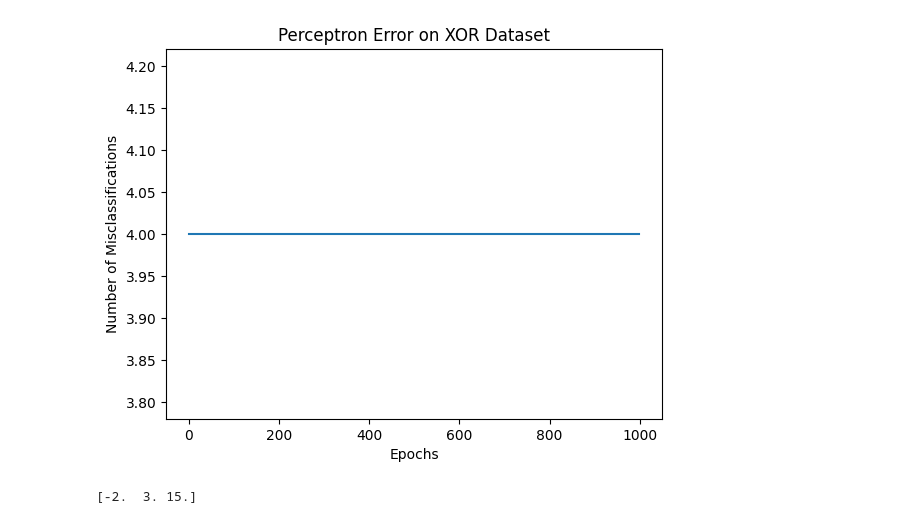
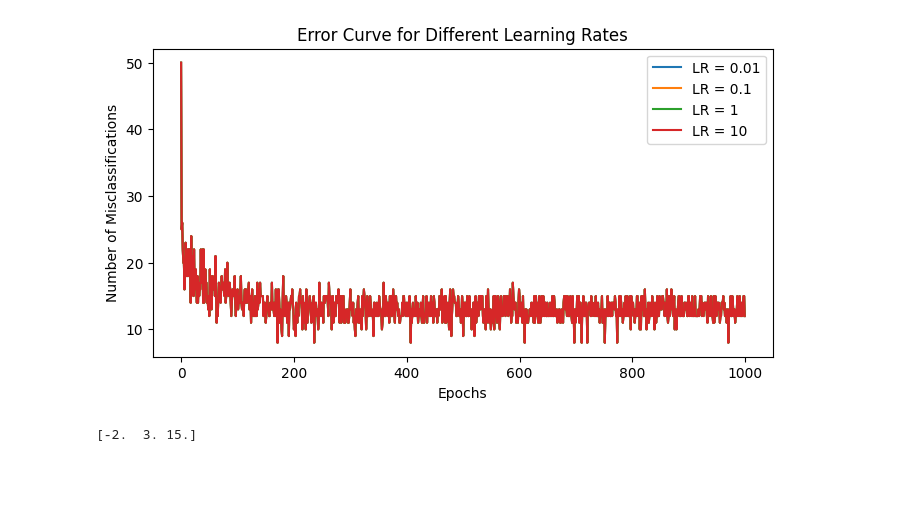
Before and after one commit to ashwith-nagendra/IIITH-AIML, a Jupyter notebook: AIML_Module_4_Lab_1_Perceptron_and_Gradient_Descent.ipynb, the cells around one changed output. Drawn from its saved outputs; the diff is of its cells as text; code cells hidden in the pictures; blank space fills up the shorter version.

```diff
--- a/AIML_Module_4_Lab_1_Perceptron_and_Gradient_Descent.ipynb
+++ b/AIML_Module_4_Lab_1_Perceptron_and_Gradient_Descent.ipynb
@@ -164,17 +137,47 @@ plt.show()
-# %%
-X_xor = np.array([[0, 0], [0, 1], [1, 0], [1, 1]])
-y_xor = np.array([-1, 1, 1, -1])  # Labels for XOR, not linearly separable
-
-perceptron = Perceptron(learning_rate=0.1)
-errors_xor = perceptron.fit(X_xor, y_xor)
-
-plt.plot(errors_xor)
-plt.title("Perceptron Error on XOR Dataset")
-plt.xlabel("Epochs")
-plt.ylabel("Number of Misclassifications")
-plt.show()
-# %% [output]
-[figure, removed]
+# %%
+import pandas as pd
+from sklearn.model_selection import train_test_split
+
+# Load dataset from UCI repository (Banknote Authentication dataset)
+url = "https://archive.ics.uci.edu/ml/machine-learning-databases/00267/data_banknote_authentication.txt"
+data = pd.read_csv(url, header=None)
+
+# Features and labels
+X = data.iloc[:, :-1].values
+y = data.iloc[:, -1].values
+
+# Convert labels to -1 and 1 for Perceptron compatibility
+y = np.where(y == 0, -1, 1)
+
+# Train-test split
+X_train, X_test, y_train, y_test = train_test_split(X, y, test_size=0.3, random_state=42)
+
+# Feature scaling (important for the Perceptron)
+scaler = StandardScaler()
+X_train = scaler.fit_transform(X_train)
+X_test = scaler.transform(X_test)
+# %%
+# Initialize Perceptron with different learning rates
+learning_rates = [0.01, 0.1, 1, 10]
+error_histories = {}
+
+for lr in learning_rates:
+    perceptron = Perceptron(learning_rate=lr)
+    error_history = perceptron.fit(X_train, y_train)
+    error_histories[lr] = error_history
+
+# Plot the error curve for each learning rate
+plt.figure(figsize=(8, 4))
+for lr, error_history in error_histories.items():
+    plt.plot(range(len(error_history)), error_history, label=f'LR = {lr}')
+
+plt.title('Error Curve for Different Learning Rates')
+plt.xlabel('Epochs')
+plt.ylabel('Number of Misclassifications')
+plt.legend()
+plt.show()
+# %% [output]
+[figure, added]
 # %%
 X = np.array([
     [-2, 4, -1],
```
Also changed, not shown: parts of 10 cells of this notebook.
